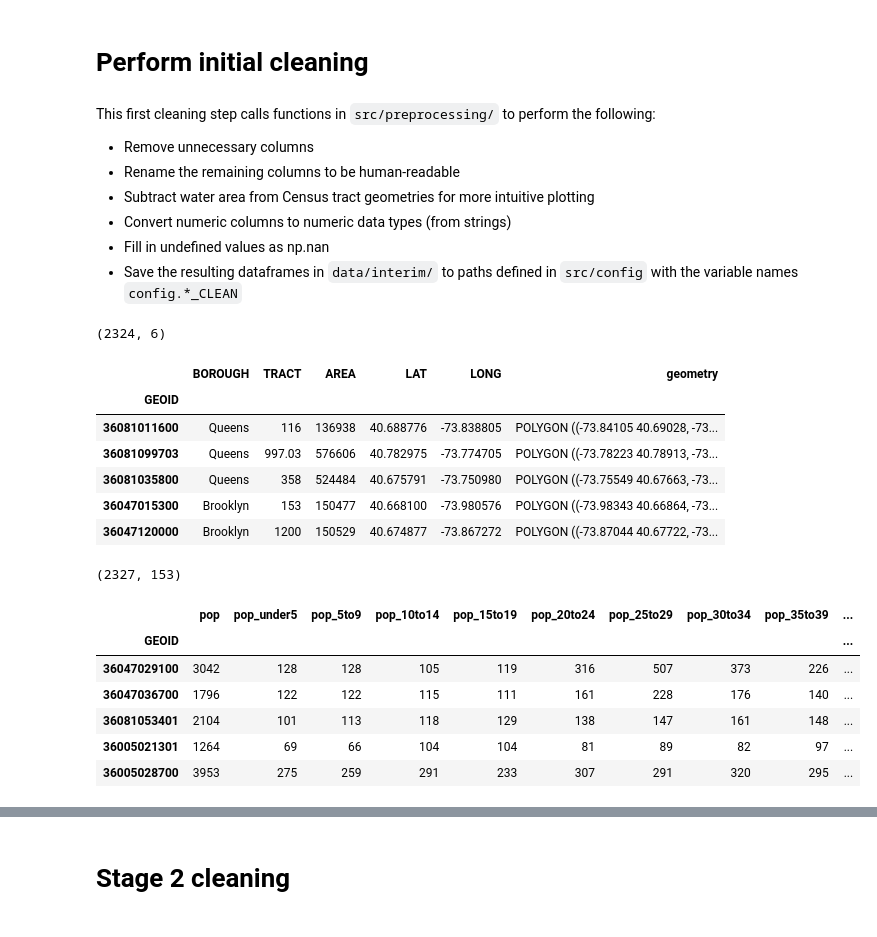
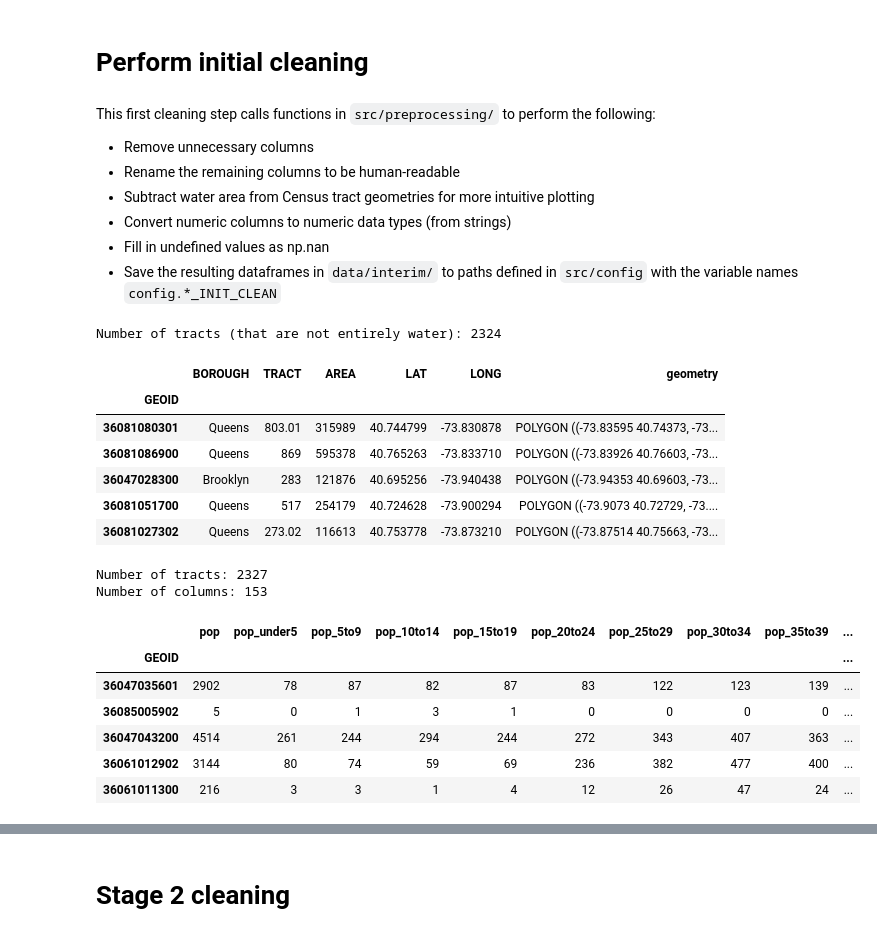
Before and after one commit to dylan-j-young/nyc-community-clustering, a Jupyter notebook: notebooks/00_preprocessing.ipynb, the cells around one changed output, grey strips where cells are left out. Saved outputs shown, nothing was run; the diff lists cells and outputs as text; code cells hidden in the pictures.

```diff
--- a/notebooks/00_preprocessing.ipynb
+++ b/notebooks/00_preprocessing.ipynb
@@ -61,34 +64,36 @@ This first cleaning step calls functions in `src/preprocessing/` to perform the
 - Subtract water area from Census tract geometries for more intuitive plotting
 - Convert numeric columns to numeric data types (from strings)
 - Fill in undefined values as np.nan
-- Save the resulting dataframes in `data/interim/` to paths defined in `src/config` with the variable names `config.*_CLEAN`
+- Save the resulting dataframes in `data/interim/` to paths defined in `src/config` with the variable names `config.*_INIT_CLEAN`
 # %%
 # Clean NYC census tract shapefiles
-gdf = preprocessing.clean_tracts(config.TRACTS_RAW, config.TRACTS_CLEAN, config.AREAWATER)
+gdf = preprocessing.clean_tracts(config.TRACTS_RAW, config.TRACTS_INIT_CLEAN, config.AREAWATER)
 
-print(gdf.shape)
+print(f"Number of tracts (that are not entirely water): {np.array(gdf).shape[0]}")
 gdf.sample(n=5)
 # %% [output]
-(2324, 6)
+Number of tracts (that are not entirely water): 2324
 |  | BOROUGH | TRACT | AREA | LAT | LONG | geometry |
 | GEOID |  |  |  |  |  |  |
-| 36081011600 | Queens | 116 | 136938 | 40.688776 | -73.838805 | POLYGON ((-73.84105 40.69028, -73... |
-| 36081099703 | Queens | 997.03 | 576606 | 40.782975 | -73.774705 | POLYGON ((-73.78223 40.78913, -73... |
-| 36081035800 | Queens | 358 | 524484 | 40.675791 | -73.750980 | POLYGON ((-73.75549 40.67663, -73... |
-| 36047015300 | Brooklyn | 153 | 150477 | 40.668100 | -73.980576 | POLYGON ((-73.98343 40.66864, -73... |
-| 36047120000 | Brooklyn | 1200 | 150529 | 40.674877 | -73.867272 | POLYGON ((-73.87044 40.67722, -73... |
+| 36081080301 | Queens | 803.01 | 315989 | 40.744799 | -73.830878 | POLYGON ((-73.83595 40.74373, -73... |
+| 36081086900 | Queens | 869 | 595378 | 40.765263 | -73.833710 | POLYGON ((-73.83926 40.76603, -73... |
+| 36047028300 | Brooklyn | 283 | 121876 | 40.695256 | -73.940438 | POLYGON ((-73.94353 40.69603, -73... |
+| 36081051700 | Queens | 517 | 254179 | 40.724628 | -73.900294 | POLYGON ((-73.9073 40.72729, -73.... |
+| 36081027302 | Queens | 273.02 | 116613 | 40.753778 | -73.873210 | POLYGON ((-73.87514 40.75663, -73... |
 # %%
-decennial2020_dp_clean = preprocessing.clean_2020_demographic_profile()
-print(decennial2020_dp_clean.shape)
-decennial2020_dp_clean.sample(n=5)
+decennial2020_dp_initclean = preprocessing.initial_clean_2020_demographic_profile()
+print(f"Number of tracts: {np.array(decennial2020_dp_initclean).shape[0]}")
+print(f"Number of columns: {np.array(decennial2020_dp_initclean).shape[1]}")
+decennial2020_dp_initclean.sample(n=5)
 # %% [output]
-(2327, 153)
+Number of tracts: 2327
+Number of columns: 153
 |  | pop | pop_under5 | pop_5to9 | pop_10to14 | pop_15to19 | pop_20to24 | pop_25to29 | pop_30to34 | pop_35to39 | ... |
 | GEOID |  |  |  |  |  |  |  |  |  | ... |
-| 36047029100 | 3042 | 128 | 128 | 105 | 119 | 316 | 507 | 373 | 226 | ... |
-| 36047036700 | 1796 | 122 | 122 | 115 | 111 | 161 | 228 | 176 | 140 | ... |
-| 36081053401 | 2104 | 101 | 113 | 118 | 129 | 138 | 147 | 161 | 148 | ... |
-| 36005021301 | 1264 | 69 | 66 | 104 | 104 | 81 | 89 | 82 | 97 | ... |
-| 36005028700 | 3953 | 275 | 259 | 291 | 233 | 307 | 291 | 320 | 295 | ... |
+| 36047035601 | 2902 | 78 | 87 | 82 | 87 | 83 | 122 | 123 | 139 | ... |
+| 36085005902 | 5 | 0 | 1 | 3 | 1 | 0 | 0 | 0 | 0 | ... |
+| 36047043200 | 4514 | 261 | 244 | 294 | 244 | 272 | 343 | 407 | 363 | ... |
+| 36061012902 | 3144 | 80 | 74 | 59 | 69 | 236 | 382 | 477 | 400 | ... |
+| 36061011300 | 216 | 3 | 3 | 1 | 4 | 12 | 26 | 47 | 24 | ... |
 # %%
 # Clean 2023 ACS 5-year data
```
Also changed, not shown: parts of 14 cells of this notebook, 2 other files.
